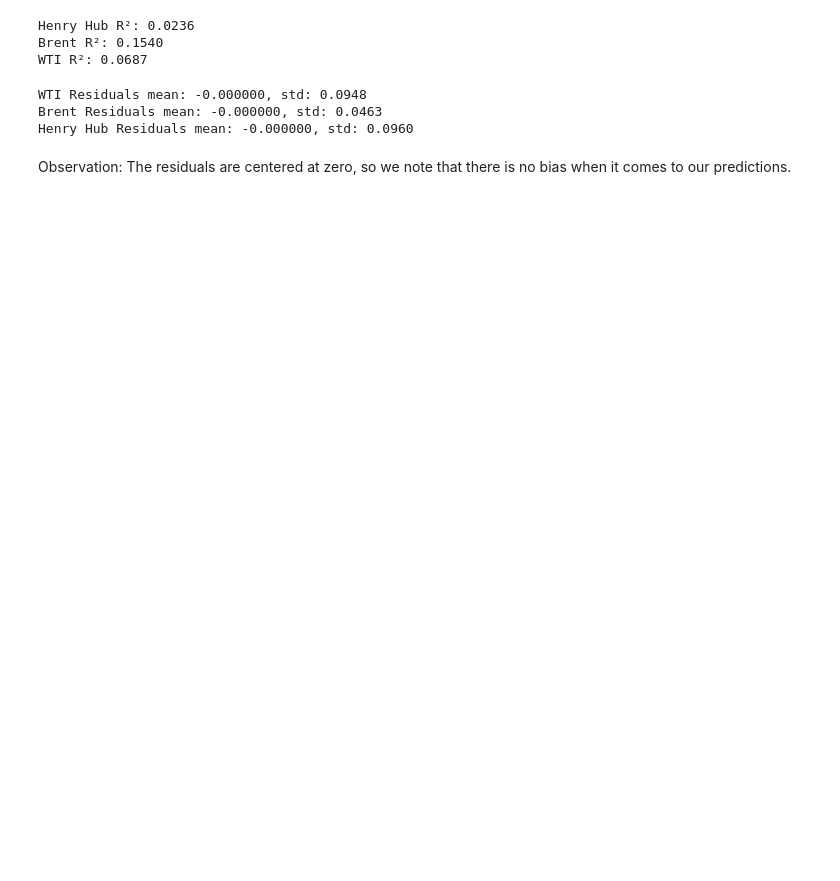
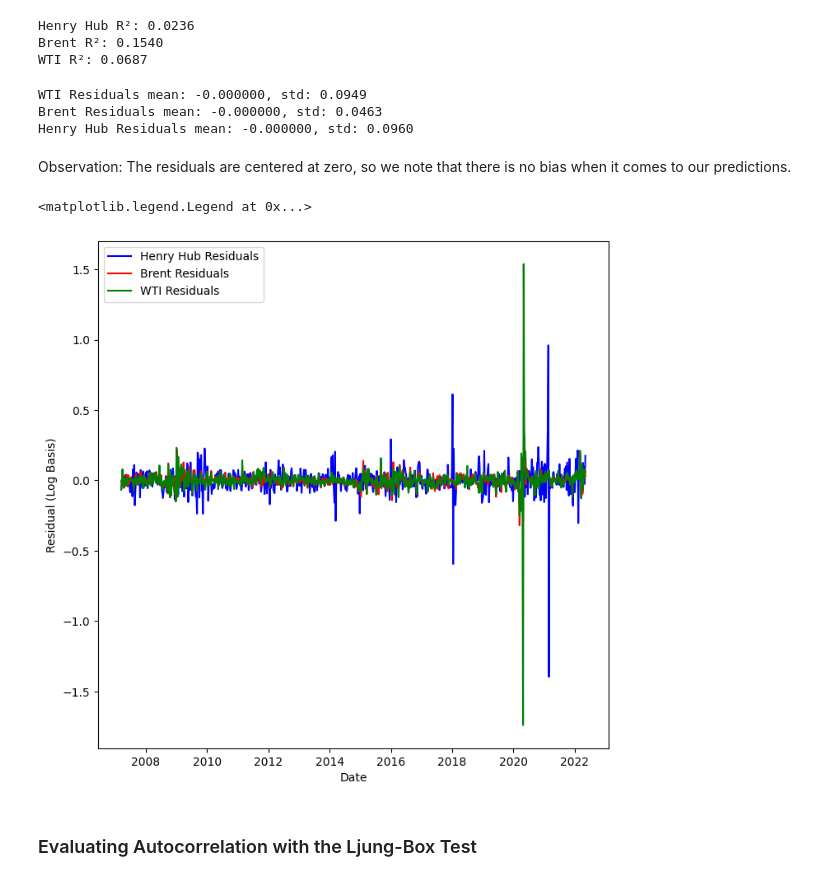
Before and after one commit to beniciouhart/regime-detection, a Jupyter notebook: notebooks/demo.ipynb, the cells around one changed output. Saved outputs shown, nothing was run; the diff lists cells and outputs as text; code cells hidden in the pictures; blank space fills up the shorter version.

Commit message:
added ljung-box testing for autocorrelation

```diff
--- a/notebooks/demo.ipynb
+++ b/notebooks/demo.ipynb
@@ -62,6 +63,17 @@ X = df_model[[
     'T10Y2Y_stationary',                # yield curve
     'DTWEXBGS_stationary',              # dollar index
 ]]
+
+"""
+X = df_model[[
+    'WCESTUS1_1_w_change_stationary',  # inventory surprise
+    'VIXCLS',                           # risk sentiment
+    'T10Y2Y_stationary',                # yield curve
+    'DTWEXBGS_stationary',              # dollar index
+]]
+
+"""
+
 X = sm.add_constant(X)
 
 
@@ -142,8 +176,22 @@ print(f"WTI Residuals mean: {wti_resid.mean():.6f}, std: {wti_resid.std():.4f}")
 print(f"Brent Residuals mean: {brent_resid.mean():.6f}, std: {brent_resid.std():.4f}")
 print(f"Henry Hub Residuals mean: {henry_resid.mean():.6f}, std: {henry_resid.std():.4f}")
 # %% [output]
-WTI Residuals mean: -0.000000, std: 0.0948
+WTI Residuals mean: -0.000000, std: 0.0949
 Brent Residuals mean: -0.000000, std: 0.0463
 Henry Hub Residuals mean: -0.000000, std: 0.0960
 # %% [markdown]
 Observation: The residuals are centered at zero, so we note that there is no bias when it comes to our predictions.
+# %%
+plt.figure(figsize=(8,8))
+plt.plot(henry_resid, "b", label = 'Henry Hub Residuals')
+plt.plot(brent_resid, "r", label = 'Brent Residuals')
+plt.plot(wti_resid, "g", label = "WTI Residuals")
+
+plt.xlabel(xlabel= "Date")
+plt.ylabel(ylabel = "Residual (Log Basis)")
+plt.legend(loc="upper left")
+# %% [output]
+<matplotlib.legend.Legend at 0x...>
+[figure, added]
+# %% [markdown]
+### Evaluating Autocorrelation with the Ljung-Box Test
```
Also changed, not shown: parts of 2 cells of this notebook, 1 other file.
